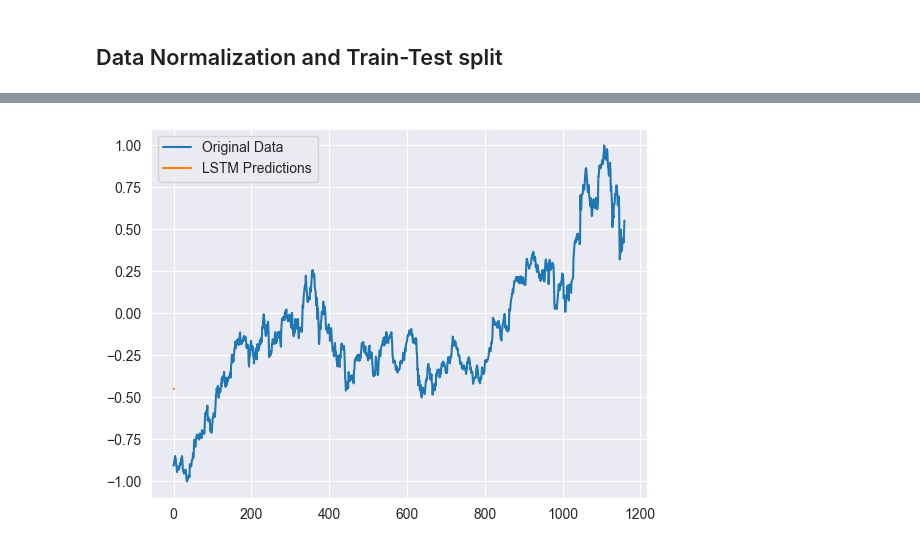
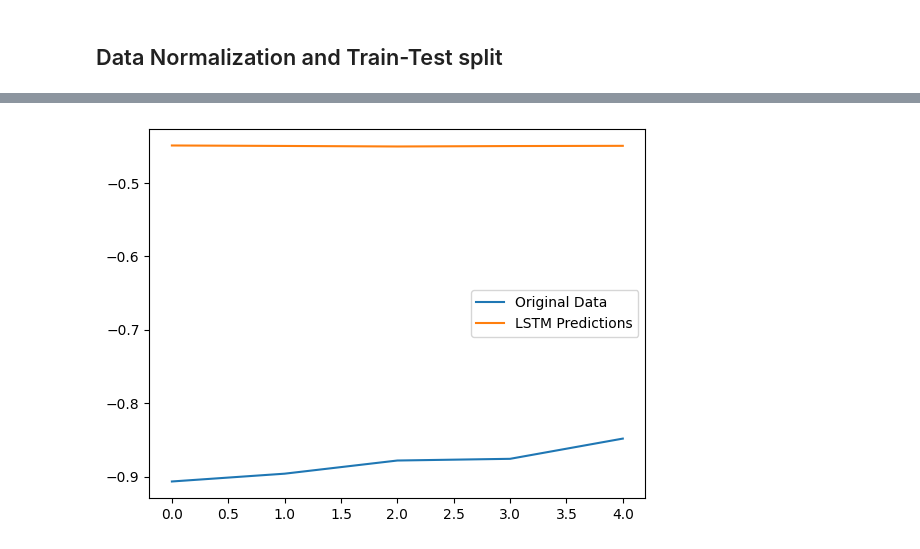
Before and after one commit to psharma1544/JupyterNotebooks, a Jupyter notebook: LLMs/PredictiveModeling_Pytorch.ipynb, the cells around one changed output, grey strips where cells are left out. Saved outputs shown, nothing was run; the diff lists cells and outputs as text; code cells hidden in the pictures.

```diff
--- a/LLMs/PredictiveModeling_Pytorch.ipynb
+++ b/LLMs/PredictiveModeling_Pytorch.ipynb
@@ -255,16 +313,16 @@ class LSTM(nn.Module):
         super(LSTM, self).__init__()
         self.hidden_dim = hidden_dim
         self.num_layers = num_layers
+        self.dropout = nn.Dropout(0.1)
 
-        # The tensor will be (batch_size, hidden_dim, input_dim) in that order
         self.lstm = nn.LSTM(input_dim, hidden_dim, num_layers, batch_first=True)
         self.fc = nn.Linear(hidden_dim, output_dim)
 
     def forward(self, x):
         # Ensure x has batch dimension
-        if len(x.shape) == 2:
-            x = x.unsqueeze(0)  # Add batch dimension if missing
+        #print("Input size:", x.size(0))
         # print(f'X:{x}')
+        x = self.dropout(x)
         h0 = torch.zeros(self.num_layers, x.size(0), self.hidden_dim).to(x.device)
         c0 = torch.zeros(self.num_layers, x.size(0), self.hidden_dim).to(x.device)
 
@@ -272,6 +330,7 @@ class LSTM(nn.Module):
         out = self.fc(out[:, -1, :])
         return out
 # %%
-model = LSTM(input_dim=input_dim, hidden_dim=hidden_dim, output_dim=output_dim, num_layers= num_layers)
-criterion = torch.nn.MSELoss(reduction='mean')
+model = LSTM(input_dim=input_dim, hidden_dim=hidden_dim, num_layers= num_layers, output_dim=output_dim, )
+criterion = torch.nn.MSELoss(reduction='sum')
 optimiser = torch.optim.Adam(model.parameters(), lr=0.01)
+model.lstm
@@ -298,24 +339,23 @@ model.lstm.all_weights
 # %%
-import time
-import numpy as np
 hist = np.zeros(num_epochs)
 start_time = time.time()
 lstm = []
-data_loader = DataLoader(x_train, batch_size=5, shuffle=False) # Keep shuffle false to preserve the direction
+
 for t in range(num_epochs):
-    counter = 0
-    for batch in data_loader:
-        #x = batch[0]
+    counter = 1
+    for batch in x_train_loader:
+        batch = batch.reshape(5, 1, input_dim)
         y_train_pred = model(batch)
-        loss = criterion(y_train_pred, y_train)
-        # if (t + 1) % 10 == 0:
-        # print(f'Epoch [{t+1}/{num_epochs}], Loss: {loss.item():.4f}')
+        y_train_observed = next(iter(y_train_loader))
+        loss = criterion(y_train_pred, y_train_observed)
         print(f'Epoch:{t:}, Batch:{counter}, Loss: {loss.item():.4f}')
-        hist[t] = loss.item()
+        # hist[t] = loss.item()
+
         optimiser.zero_grad()
         loss.backward()
         optimiser.step()
         counter += 1
+
 training_time = time.time()-start_time
 print("Training time: {}".format(training_time))
 # %% [output]
@@ -357,5 +380,8 @@ X_train
 # Make predictions
 model.eval()
 with torch.no_grad():
-    train_predict = model(x_train)
-    test_predict = model(x_test)
+    for batch in x_test_loader:
+        #train_predict = model(x_train)
+        batch = batch.reshape(batch_size, 1, input_dim)
+        test_predict = model(batch)
+        print(test_predict)
@@ -362,9 +406,10 @@ with torch.no_grad():
 # %%
 # Plot the results
 import matplotlib.pyplot as plt
-plt.plot(y_test, label='Original Data')
-plt.plot(np.concatenate((train_predict.numpy().flatten(), test_predict.numpy().flatten())), label='LSTM Predictions')
+plt.plot(y_test[0:5], label='Original Data')
+# plt.plot(np.concatenate((train_predict.numpy().flatten(), test_predict.numpy().flatten())), label='LSTM Predictions')
+plt.plot(test_predict.numpy().flatten(), label='LSTM Predictions')
 plt.legend()
 plt.show()
 # %% [output]
-[figure, old version]
+[figure, new version]
```
Also changed, not shown: parts of 17 cells of this notebook.
